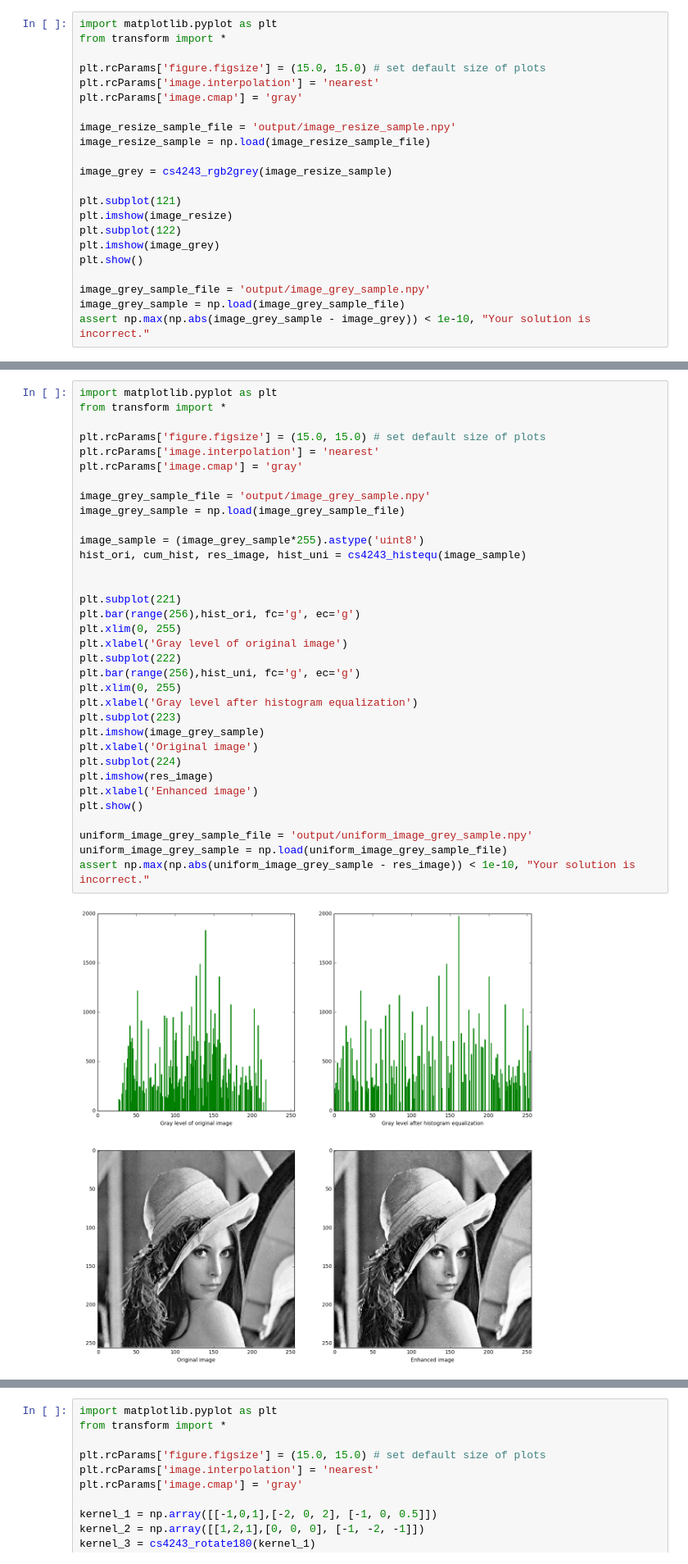
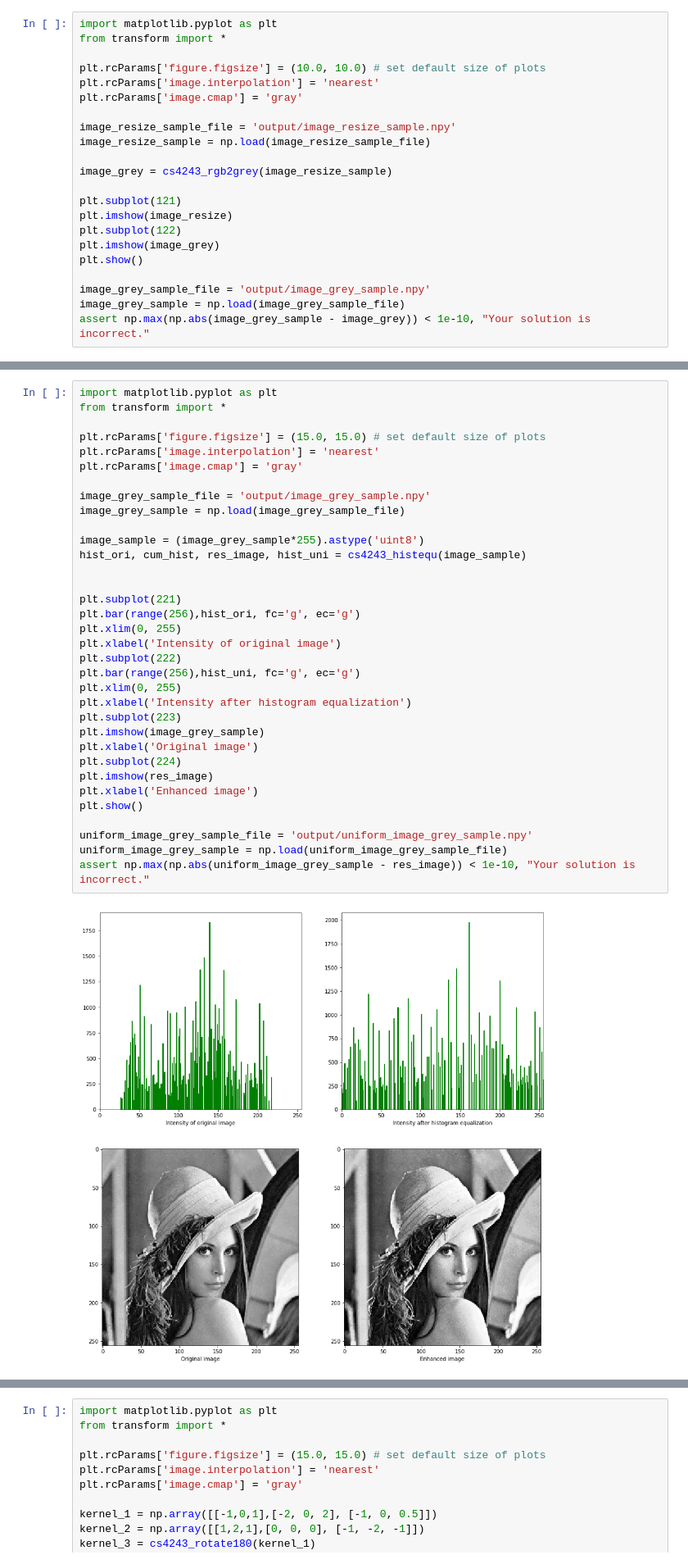
Before and after one commit to yaofeng-wang/CS4243-labs, a Jupyter notebook: Lab1/src/main.ipynb, the cells around one changed output, grey strips where cells are left out. Shown at 82% size. Cells and saved outputs as stored; diff of their text form.

```diff
--- a/Lab1/src/main.ipynb
+++ b/Lab1/src/main.ipynb
@@ -54,7 +78,7 @@ assert np.max(np.abs(image_resize_sample - image_resize)) < 1e-10, "Your solutio
 import matplotlib.pyplot as plt
 from transform import *
 
-plt.rcParams['figure.figsize'] = (15.0, 15.0) # set default size of plots
+plt.rcParams['figure.figsize'] = (10.0, 10.0) # set default size of plots
 plt.rcParams['image.interpolation'] = 'nearest'
 plt.rcParams['image.cmap'] = 'gray'
 
@@ -115,36 +141,36 @@ from transform import *
 
 plt.rcParams['figure.figsize'] = (15.0, 15.0) # set default size of plots
 plt.rcParams['image.interpolation'] = 'nearest'
 plt.rcParams['image.cmap'] = 'gray'
 
 image_grey_sample_file = 'output/image_grey_sample.npy'
 image_grey_sample = np.load(image_grey_sample_file)
 
 image_sample = (image_grey_sample*255).astype('uint8')
 hist_ori, cum_hist, res_image, hist_uni = cs4243_histequ(image_sample)
 
 
 plt.subplot(221)
 plt.bar(range(256),hist_ori, fc='g', ec='g')
 plt.xlim(0, 255)
-plt.xlabel('Gray level of original image')
+plt.xlabel('Intensity of original image')
 plt.subplot(222)
 plt.bar(range(256),hist_uni, fc='g', ec='g')
 plt.xlim(0, 255)
-plt.xlabel('Gray level after histogram equalization')
+plt.xlabel('Intensity after histogram equalization')
 plt.subplot(223)
 plt.imshow(image_grey_sample)
 plt.xlabel('Original image')
 plt.subplot(224)
 plt.imshow(res_image)
 plt.xlabel('Enhanced image')
 plt.show()
 
 uniform_image_grey_sample_file = 'output/uniform_image_grey_sample.npy'
 uniform_image_grey_sample = np.load(uniform_image_grey_sample_file)
 assert np.max(np.abs(uniform_image_grey_sample - res_image)) < 1e-10, "Your solution is incorrect."
 # %% [output]
-[figure, old version]
+[figure, new version]
 # %%
 import matplotlib.pyplot as plt
 from transform import *
```
Also changed, not shown: parts of 10 cells of this notebook, 7 other files.
